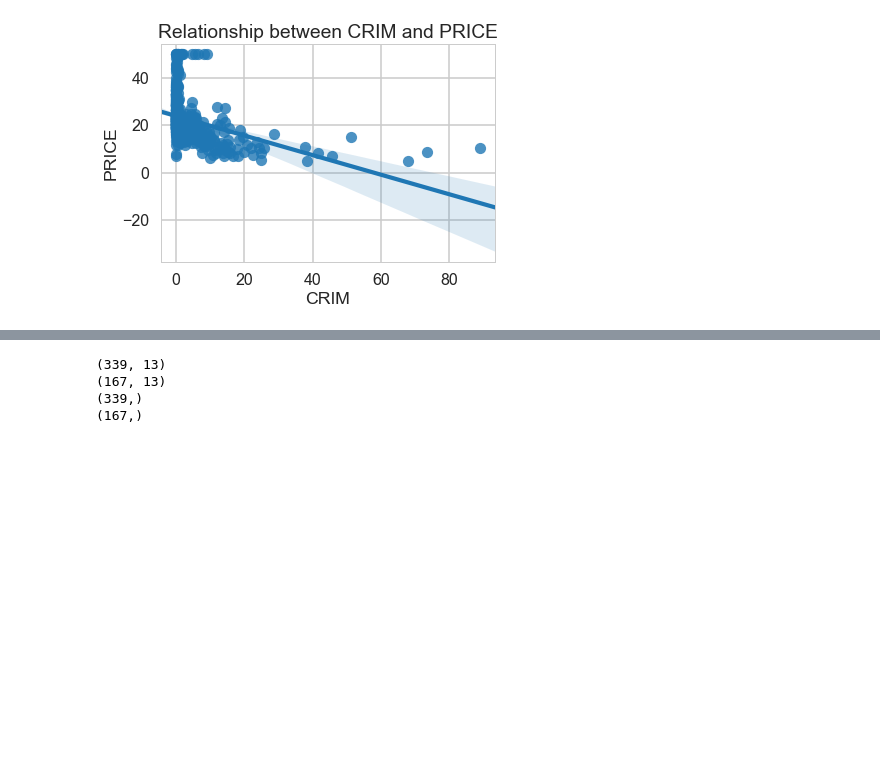
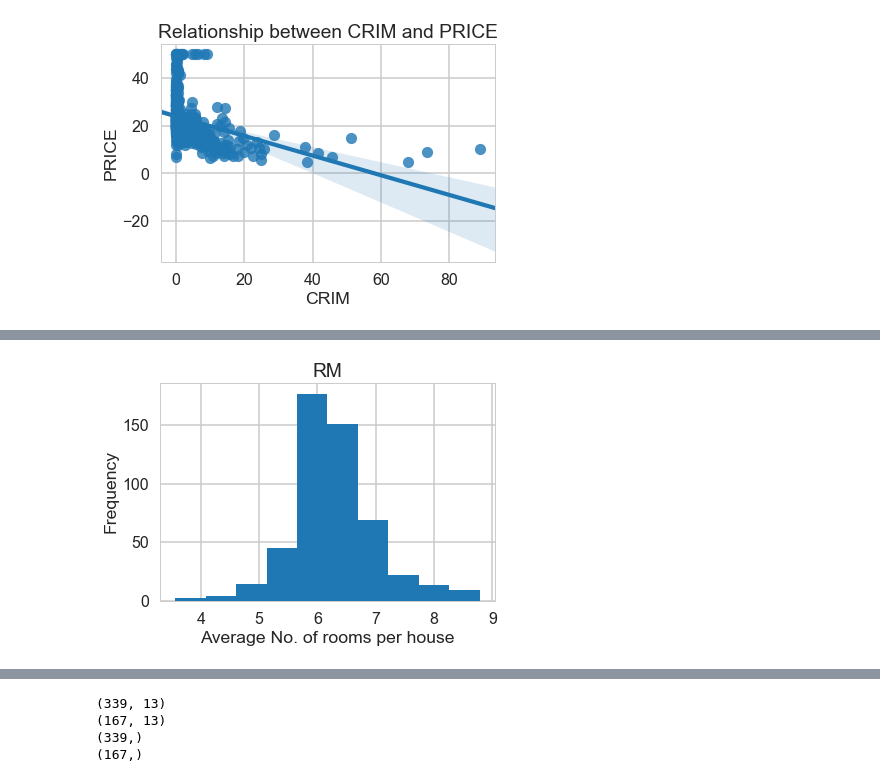
Before and after one commit to saheelahmed2/Boston-Housing-EDA, a Jupyter notebook: Boston Housing.ipynb, the cells around one changed output, grey strips where cells are left out. Cells and saved outputs as stored; diff of their text form; code cells hidden in the pictures; blank space fills up the shorter version.

```diff
--- a/Boston Housing.ipynb
+++ b/Boston Housing.ipynb
@@ -283,0 +205,8 @@ boston_df.describe()
+# %%
+plt.hist(boston_df.RM)
+plt.xlabel("Average No. of rooms per house")
+plt.ylabel("Frequency")
+plt.title("RM")
+plt.show()
+# %% [output]
+[figure, added]
```
Also changed, not shown: parts of 38 cells of this notebook.
